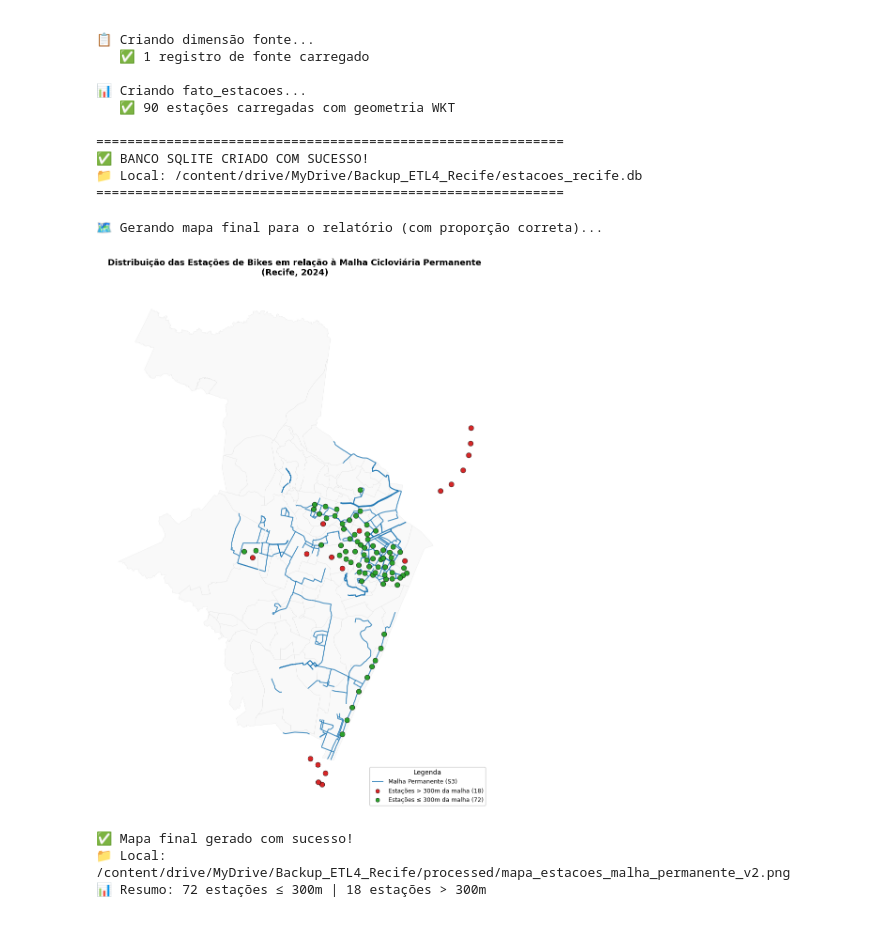
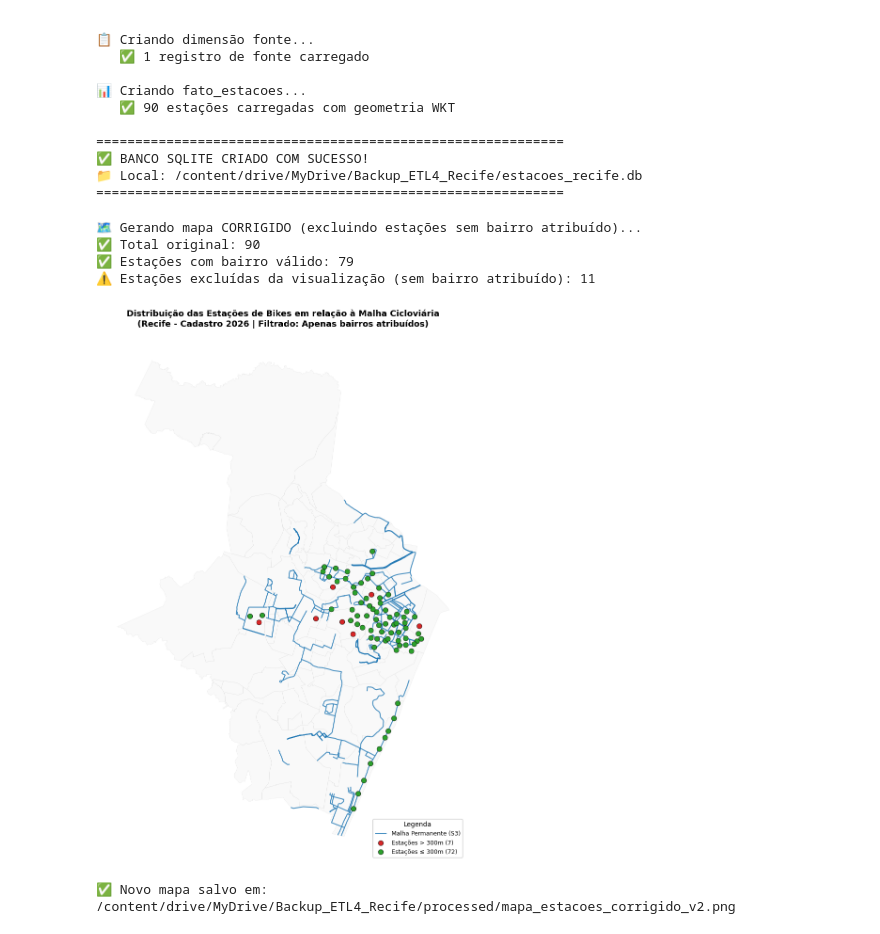
Before and after one commit to juanvalongo/analise-mobilidade-urbana-recife, a Jupyter notebook: ETLs/ETL_04_1VA.ipynb, the cells around one changed output. Drawn from its saved outputs; the diff is of its cells as text; code cells hidden in the pictures.

Commit message:
🗺️ Correção 3: Mapa de estações filtrado (excluídos 10 registros sem atribuição de bairro) e limitação documentada

```diff
--- a/ETLs/ETL_04_1VA.ipynb
+++ b/ETLs/ETL_04_1VA.ipynb
@@ -917,78 +917,75 @@ print("="*60)
 📁 Local: /content/drive/MyDrive/Backup_ETL4_Recife/estacoes_recife.db
 ============================================================
 # %%
-# ==============================================================================
-# ETL 4 - Visualização: Mapa de Proximidade (VERSÃO FINAL PARA RELATÓRIO)
-# ==============================================================================
 import geopandas as gpd
 import matplotlib.pyplot as plt
 import os
 
-print("🗺️ Gerando mapa final para o relatório (com proporção correta)...")
+print("🗺️ Gerando mapa CORRIGIDO (excluindo estações sem bairro atribuído)...")
 
-# 1. Caminhos dos arquivos
+# 1. Carregar dados
 caminho_estacoes = "/content/drive/MyDrive/Backup_ETL4_Recife/processed/estacoes_bikes_com_proximidade.geojson"
 caminho_malha = "/content/drive/MyDrive/Backup_ETL3_Recife/processed/malha_cicloviaria_por_bairro.geojson"
 caminho_bairros = "/content/drive/MyDrive/Backup_ETL3_Recife/raw/limites_bairros_raw.geojson"
 
-# 2. Carregar os dados
 gdf_estacoes = gpd.read_file(caminho_estacoes)
 gdf_malha = gpd.read_file(caminho_malha)
 gdf_bairros = gpd.read_file(caminho_bairros)
 
-# Filtrar apenas a malha PERMANENTE
+# Filtrar malha permanente
 gdf_malha_permanente = gdf_malha[gdf_malha['Categoria'] == 'Permanente'].copy()
 
-# 🔧 CORREÇÃO CRÍTICA: Reprojetar TUDO para EPSG:4326 (WGS84) para plotagem
-# Isso corrige a proporção visual e mostra o formato real do Recife
-gdf_estacoes_4326 = gdf_estacoes.to_crs("EPSG:4326")
+# 2. FILTRO DE QUALIDADE: Remover estações sem bairro atribuído (None/NaN)
+gdf_estacoes_validas = gdf_estacoes[gdf_estacoes['Nome_Bairro_Oficial'].notna()].copy()
+
+total_original = len(gdf_estacoes)
+total_validas = len(gdf_estacoes_validas)
+excluidas = total_original - total_validas
+
+print(f"✅ Total original: {total_original}")
+print(f"✅ Estações com bairro válido: {total_validas}")
+print(f"⚠️ Estações excluídas da visualização (sem bairro atribuído): {excluidas}")
+
+# Converter para WGS84 para plotagem correta
+gdf_estacoes_validas_4326 = gdf_estacoes_validas.to_crs("EPSG:4326")
 gdf_malha_permanente_4326 = gdf_malha_permanente.to_crs("EPSG:4326")
 gdf_bairros_4326 = gdf_bairros.to_crs("EPSG:4326")
 
-# 3. Separar estações por proximidade
-estacoes_perto = gdf_estacoes_4326[gdf_estacoes_4326['proximidade_300m'] == True]
-estacoes_longe = gdf_estacoes_4326[gdf_estacoes_4326['proximidade_300m'] == False]
+# Separar por proximidade
+estacoes_perto = gdf_estacoes_validas_4326[gdf_estacoes_validas_4326['proximidade_300m'] == True]
+estacoes_longe = gdf_estacoes_validas_4326[gdf_estacoes_validas_4326['proximidade_300m'] == False]
 
-# 4. Configurar a figura (proporção mais quadrada)
+# 3. Plotar o mapa limpo
 fig, ax = plt.subplots(figsize=(10, 12))
 
-# Plotar os bairros como fundo sutil (cinza claro com bordas finas)
+# Fundo de bairros
 gdf_bairros_4326.plot(ax=ax, facecolor='#f5f5f5', edgecolor='#cccccc', linewidth=0.3, alpha=0.5)
 
-# Plotar a malha permanente (linhas azuis)
+# Malha permanente
 gdf_malha_permanente_4326.plot(ax=ax, color='#1f77b4', linewidth=1.5, alpha=0.8, label='Malha Permanente (S3)')
 
-# Plotar estações LONGE (> 300m) em vermelho
+# Estações
 estacoes_longe.plot(ax=ax, color='#d62728', markersize=60, edgecolor='black', linewidth=0.5,
-                    label=f'Estações > 300m da malha ({len(estacoes_longe)})', zorder=5)
+                    label=f'Estações > 300m ({len(estacoes_longe)})', zorder=5)
+estacoes_perto.plot(ax=ax, color='#2ca02c', markersize=60, edgecolor='black', linewidth=0.5,
+                    label=f'Estações ≤ 300m ({len(estacoes_perto)})', zorder=5)
 
-# Plotar estações PERTO (<= 300m) em verde
-estacoes_perto.plot(ax=ax, color='#2ca02c', markersize=60, edgecolor='black', linewidth=0.5,
-                    label=f'Estações ≤ 300m da malha ({len(estacoes_perto)})', zorder=5)
-
-# 5. Estilização
-plt.title("Distribuição das Estações de Bikes em relação à Malha Cicloviária Permanente\n(Recife, 2024)",
+plt.title("Distribuição das Estações de Bikes em relação à Malha Cicloviária\n(Recife - Cadastro 2026 | Filtrado: Apenas bairros atribuídos)",
           fontsize=13, fontweight='bold', pad=15)
 
-# Legenda
-ax.legend(loc='lower right', fontsize=9, framealpha=0.95, title="Legenda",
-          title_fontsize=10, markerscale=0.8)
-
-# Remover eixos (estilo mapa limpo)
+ax.legend(loc='lower right', fontsize=9, framealpha=0.95, title="Legenda")
 ax.set_axis_off()
 
-# Ajustar layout e salvar
 plt.tight_layout()
-caminho_mapa = "/content/drive/MyDrive/Backup_ETL4_Recife/processed/mapa_estacoes_malha_permanente_v2.png"
-plt.savefig(caminho_mapa, dpi=300, bbox_inches='tight', facecolor='white')
+caminho_mapa_corrigido = "/content/drive/MyDrive/Backup_ETL4_Recife/processed/mapa_estacoes_corrigido_v2.png"
+plt.savefig(caminho_mapa_corrigido, dpi=300, bbox_inches='tight', facecolor='white')
 plt.show()
 
-print(f"\n✅ Mapa final gerado com sucesso!")
-print(f"📁 Local: {caminho_mapa}")
-print(f"📊 Resumo: {len(estacoes_perto)} estações ≤ 300m | {len(estacoes_longe)} estações > 300m")
+print(f"\n✅ Novo mapa salvo em: {caminho_mapa_corrigido}")
 # %% [output]
-🗺️ Gerando mapa final para o relatório (com proporção correta)...
+🗺️ Gerando mapa CORRIGIDO (excluindo estações sem bairro atribuído)...
+✅ Total original: 90
+✅ Estações com bairro válido: 79
+⚠️ Estações excluídas da visualização (sem bairro atribuído): 11
-[figure, old version]
+[figure, new version]
-✅ Mapa final gerado com sucesso!
-📁 Local: /content/drive/MyDrive/Backup_ETL4_Recife/processed/mapa_estacoes_malha_permanente_v2.png
-📊 Resumo: 72 estações ≤ 300m | 18 estações > 300m
+✅ Novo mapa salvo em: /content/drive/MyDrive/Backup_ETL4_Recife/processed/mapa_estacoes_corrigido_v2.png
```
Also changed, not shown: 2 other files.
